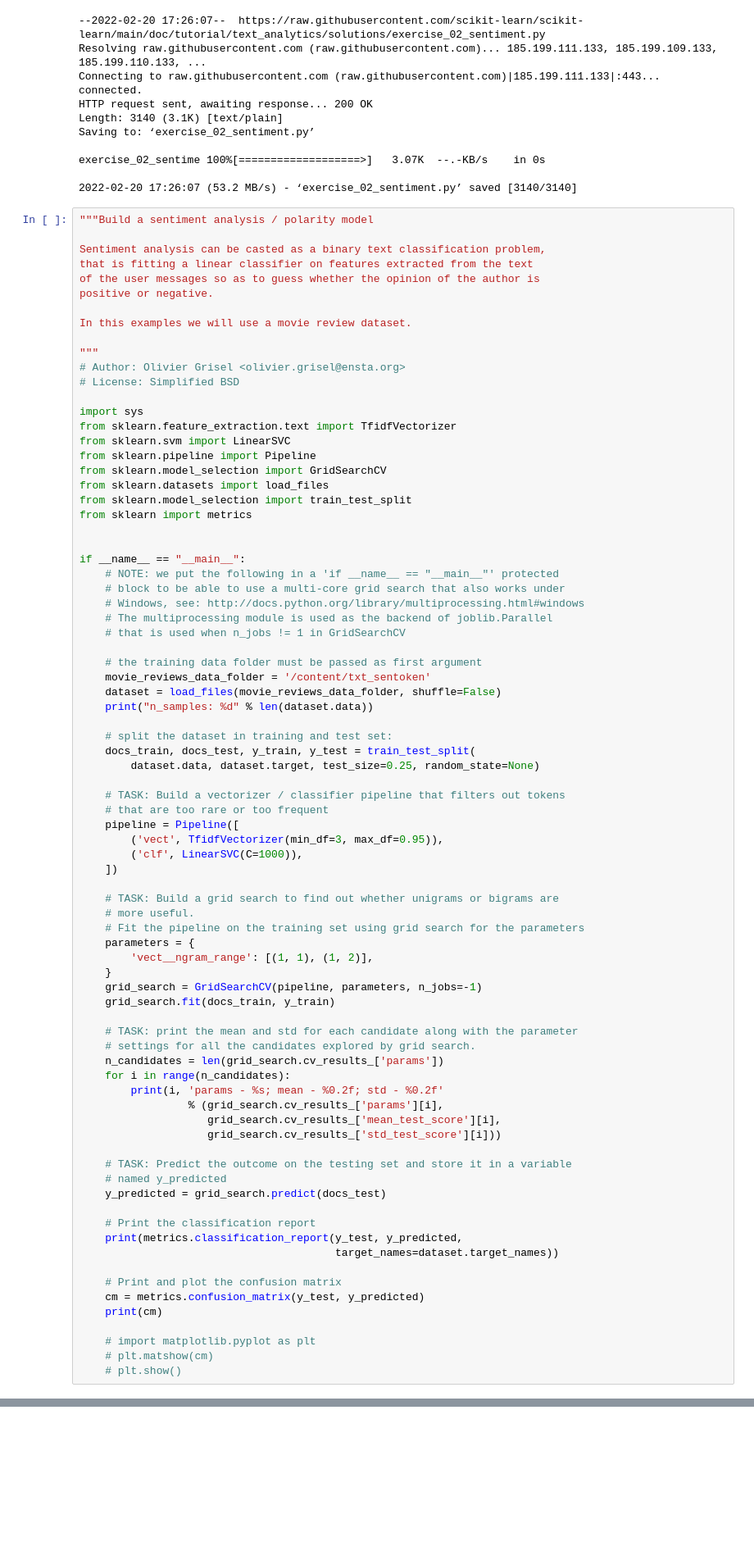
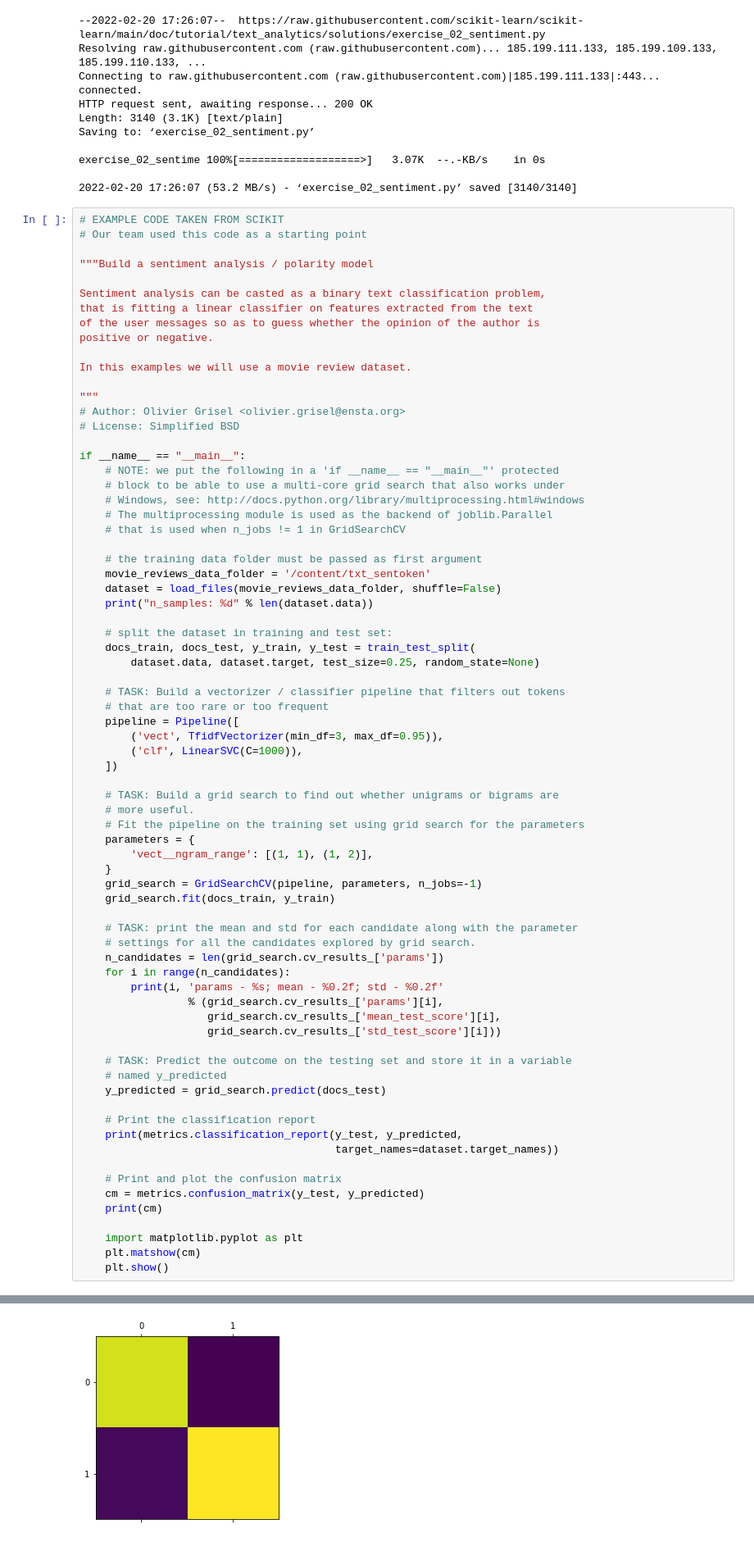
Before and after one commit to cindytrac/DS3010-Group11, a Jupyter notebook: Copy_of_CaseStudy3.ipynb, the cells around one changed output, grey strips where cells are left out. Shown at 82% size. Saved outputs shown, nothing was run; the diff lists cells and outputs as text; blank space fills up the shorter version.

```diff
--- a/Copy_of_CaseStudy3.ipynb
+++ b/Copy_of_CaseStudy3.ipynb
@@ -123,6 +123,9 @@ exercise_02_sentime 100%[===================>]   3.07K  --.-KB/s    in 0s
 
 2022-02-20 17:26:07 (53.2 MB/s) - ‘exercise_02_sentiment.py’ saved [3140/3140]
 # %%
+# EXAMPLE CODE TAKEN FROM SCIKIT
+# Our team used this code as a starting point
+
 """Build a sentiment analysis / polarity model
 
 Sentiment analysis can be casted as a binary text classification problem,
@@ -135,16 +138,6 @@ In this examples we will use a movie review dataset.
 """
 # Author: Olivier Grisel <olivier.grisel@ensta.org>
 # License: Simplified BSD
-
-import sys
-from sklearn.feature_extraction.text import TfidfVectorizer
-from sklearn.svm import LinearSVC
-from sklearn.pipeline import Pipeline
-from sklearn.model_selection import GridSearchCV
-from sklearn.datasets import load_files
-from sklearn.model_selection import train_test_split
-from sklearn import metrics
-
 
 if __name__ == "__main__":
     # NOTE: we put the following in a 'if __name__ == "__main__"' protected
@@ -199,8 +192,8 @@ if __name__ == "__main__":
     cm = metrics.confusion_matrix(y_test, y_predicted)
     print(cm)
 
-    # import matplotlib.pyplot as plt
-    # plt.matshow(cm)
-    # plt.show()
+    import matplotlib.pyplot as plt
+    plt.matshow(cm)
+    plt.show()
 # %% [output]
 n_samples: 2000
@@ -220,3 +213,4 @@ weighted avg       0.86      0.86      0.86       500
+[figure, added]
 # %% [markdown]
 ## Problem 2 (10 points): Explore the scikit-learn TfidVectorizer class
 
```
Also changed, not shown: parts of 16 cells of this notebook.
